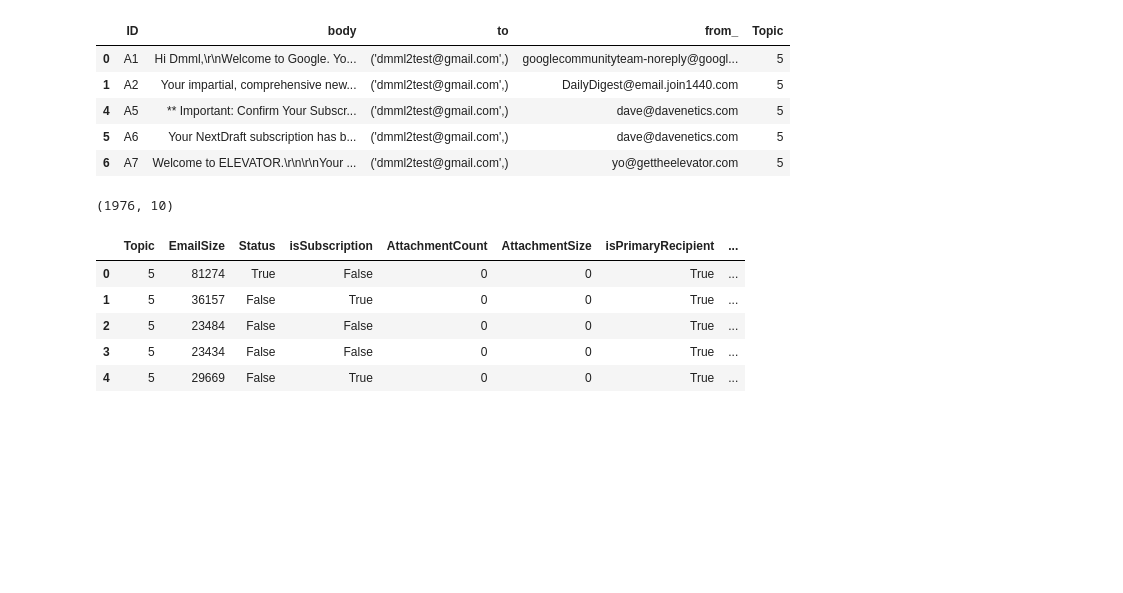
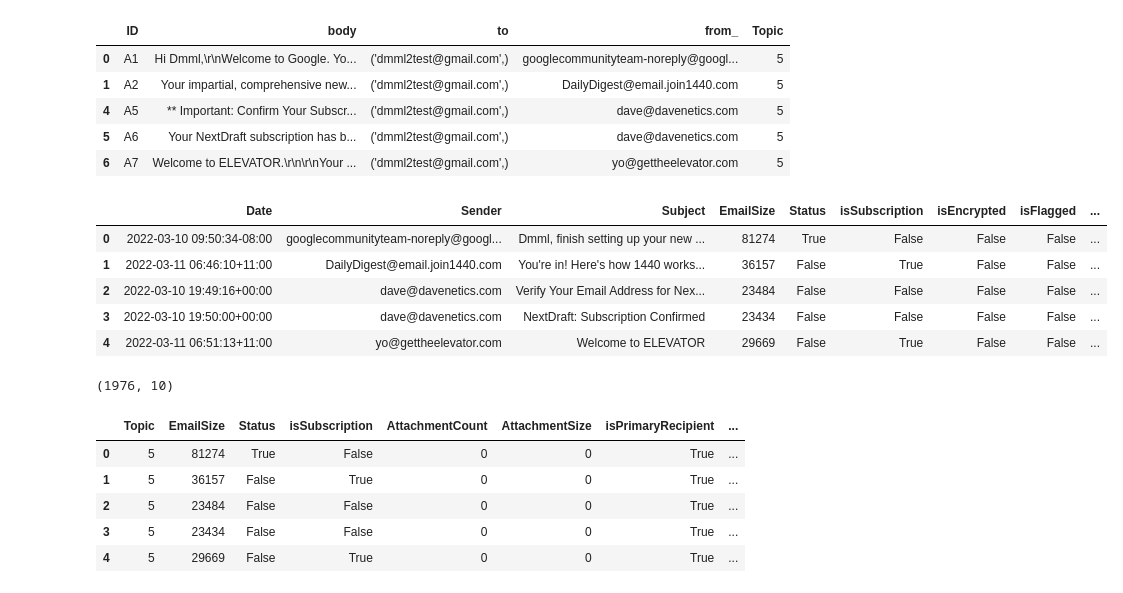
Before and after one commit to KrishnanunniRaju/Personalized-Email-Recommendation-System, a Jupyter notebook: BERTopic.ipynb, the cells around one changed output. Cells and saved outputs as stored; diff of their text form; code cells hidden in the pictures; blank space fills up the shorter version.

```diff
--- a/BERTopic.ipynb
+++ b/BERTopic.ipynb
@@ -254,6 +282,15 @@ gmail_data.head()
 | 6 | A7 | Welcome to ELEVATOR.\r\n\r\nYour ... | ('dmml2test@gmail.com',) | yo@gettheelevator.com | 5 |
 # %%
 data=pd.read_csv("C:/Users/user/Downloads/MailOutput_combined.csv")
+# %%
+data.head()
+# %% [output]
+|  | Date | Sender | Subject | EmailSize | Status | isSubscription | isEncrypted | isFlagged | ... |
+| 0 | 2022-03-10 09:50:34-08:00 | googlecommunityteam-noreply@googl... | Dmml, finish setting up your new ... | 81274 | True | False | False | False | ... |
+| 1 | 2022-03-11 06:46:10+11:00 | DailyDigest@email.join1440.com | You're in! Here's how 1440 works... | 36157 | False | True | False | False | ... |
+| 2 | 2022-03-10 19:49:16+00:00 | dave@davenetics.com | Verify Your Email Address for Nex... | 23484 | False | False | False | False | ... |
+| 3 | 2022-03-10 19:50:00+00:00 | dave@davenetics.com | NextDraft: Subscription Confirmed | 23434 | False | False | False | False | ... |
+| 4 | 2022-03-11 06:51:13+11:00 | yo@gettheelevator.com | Welcome to ELEVATOR | 29669 | False | True | False | False | ... |
 # %%
 data.dropna(inplace=True)
 # %%
```
Also changed, not shown: parts of 26 cells of this notebook.
